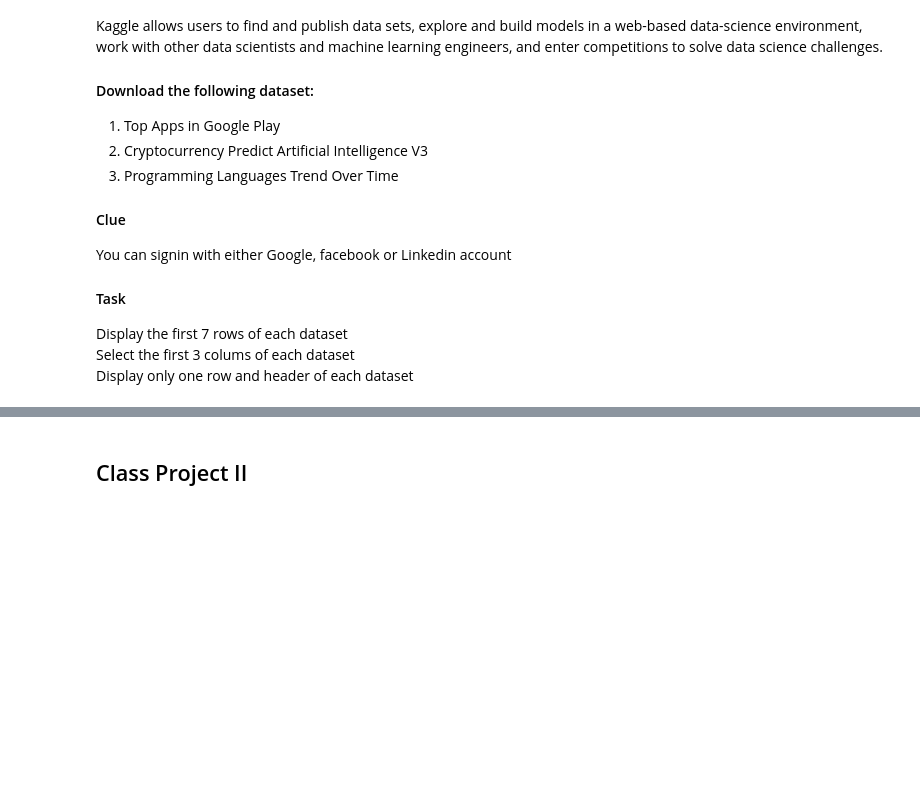
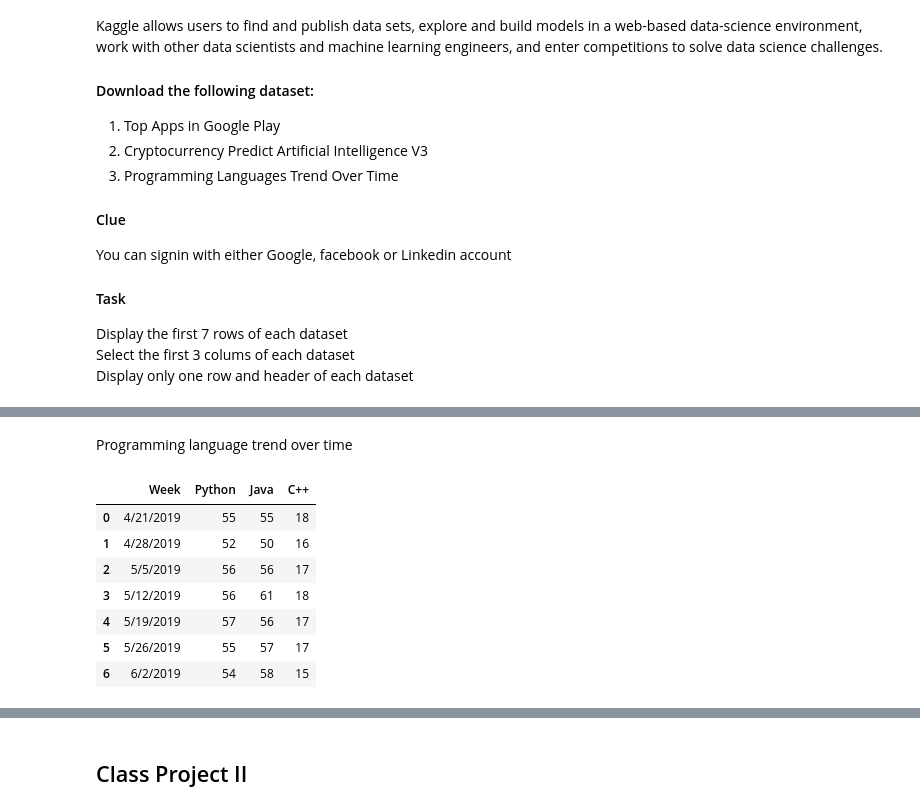
Before and after one commit to Zio-n/zumohCOS102, a Jupyter notebook: week_8/Week 8 - Python-Pandas-Practice.ipynb, the cells around one changed output, grey strips where cells are left out. Cells and saved outputs as stored; diff of their text form; code cells hidden in the pictures; blank space fills up the shorter version.

```diff
--- a/week_8/Week 8 - Python-Pandas-Practice.ipynb
+++ b/week_8/Week 8 - Python-Pandas-Practice.ipynb
@@ -265,0 +315,15 @@ Display only one row and header of each dataset
+# %% [markdown]
+Programming language trend over time
+# %%
+prog_trend = pd.read_csv('dataset\programming language trend over time.csv')
+# Displays the first 7 rows
+prog_trend.head(7)
+# %% [output]
+|  | Week | Python | Java | C++ |
+| 0 | 4/21/2019 | 55 | 55 | 18 |
+| 1 | 4/28/2019 | 52 | 50 | 16 |
+| 2 | 5/5/2019 | 56 | 56 | 17 |
+| 3 | 5/12/2019 | 56 | 61 | 18 |
+| 4 | 5/19/2019 | 57 | 56 | 17 |
+| 5 | 5/26/2019 | 55 | 57 | 17 |
+| 6 | 6/2/2019 | 54 | 58 | 15 |
```
Also changed, not shown: parts of 12 cells of this notebook, 11 other files.
